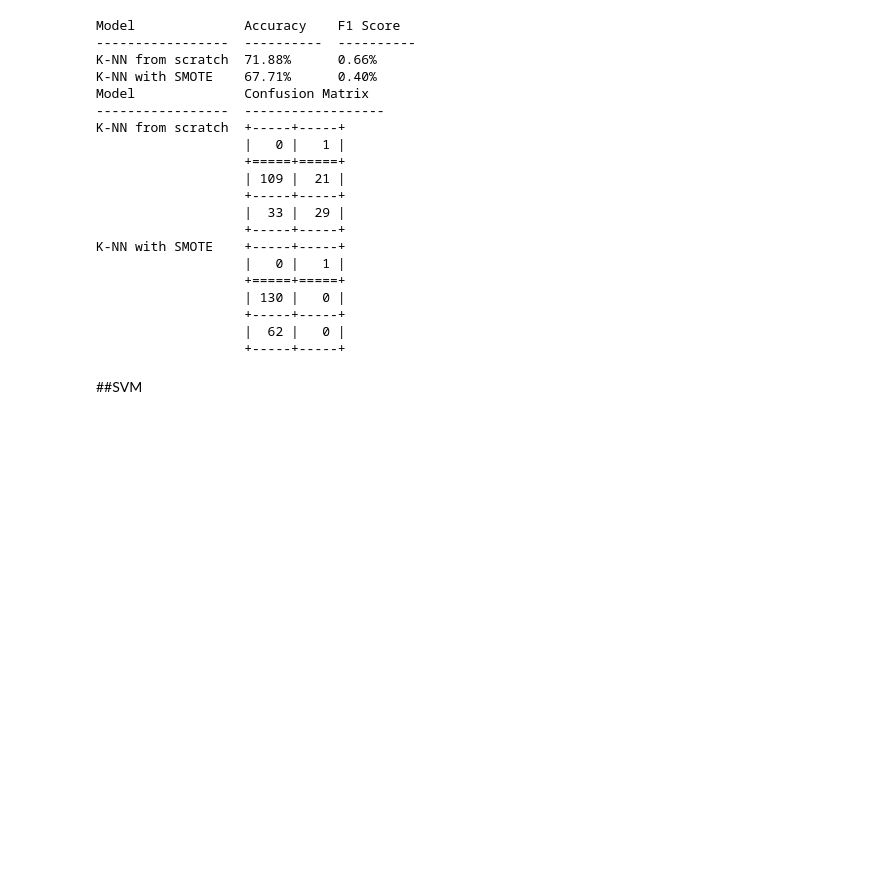
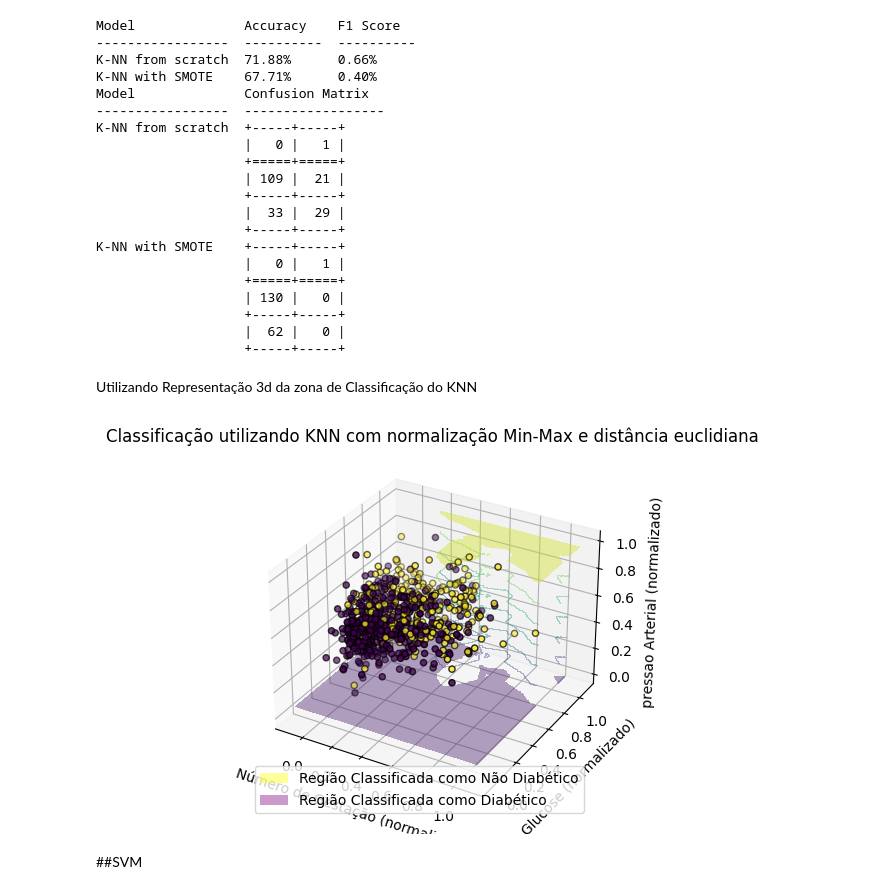
Before and after one commit to ViniciusKanh/AM-Predict-Diabetes, a Jupyter notebook: Prever_Diabetes_Mineração.ipynb, the cells around one changed output. Saved outputs shown, nothing was run; the diff lists cells and outputs as text; code cells hidden in the pictures; blank space fills up the shorter version.

```diff
--- a/Prever_Diabetes_Mineração.ipynb
+++ b/Prever_Diabetes_Mineração.ipynb
@@ -1455,6 +1495,53 @@ K-NN with SMOTE    +-----+-----+
                    +-----+-----+
                    |  62 |   0 |
                    +-----+-----+
+# %% [markdown]
+Utilizando Representação 3d da zona de Classificação do KNN
+# %%
+# Dados de exemplo
+X = df[features].values
+y = df[target].values
+
+# Normalização Min-Max
+scaler = MinMaxScaler()
+X_scaled = scaler.fit_transform(X)
+
+# Instanciando o classificador KNN com distância euclidiana
+knn = KNeighborsClassifier(n_neighbors=3, metric='euclidean')
+
+# Ajustando o modelo aos dados normalizados
+knn.fit(X_scaled, y)
+
+# Pontos para predição
+x_min, x_max = X_scaled[:, 0].min() - 0.1, X_scaled[:, 0].max() + 0.1
+y_min, y_max = X_scaled[:, 1].min() - 0.1, X_scaled[:, 1].max() + 0.1
+xx, yy = np.meshgrid(np.arange(x_min, x_max, 0.01), np.arange(y_min, y_max, 0.01))
+Z = knn.predict(np.c_[xx.ravel(), yy.ravel(), np.zeros_like(xx.ravel()), np.zeros_like(xx.ravel()), np.zeros_like(xx.ravel()), np.zeros_like(xx.ravel()), np.zeros_like(xx.ravel()), np.zeros_like(xx.ravel())])
+
+# Plotando os resultados em 3D
+Z = Z.reshape(xx.shape)
+fig = plt.figure()
+ax = fig.add_subplot(111, projection='3d')
+ax.contourf(xx, yy, Z, alpha=0.4)
+ax.scatter(X_scaled[:, 0], X_scaled[:, 1], X_scaled[:, 2], c=y, s=20, edgecolor='k')
+ax.set_xlabel('Número de Gestação (normalizado)')
+ax.set_ylabel('Glucose (normalizado)')
+ax.set_zlabel('pressao Arterial (normalizado)')
+ax.set_title('Classificação utilizando KNN com normalização Min-Max e distância euclidiana')
+
+# Legenda para as classes
+diabetico_patch = plt.scatter([], [], c='r', s=20, edgecolor='k')
+nao_diabetico_patch = plt.scatter([], [], c='b', s=20, edgecolor='k')
+ax.legend((diabetico_patch, nao_diabetico_patch), ('Diabético', 'Não Diabético'), loc='upper right')
+
+# Legenda para a região de classificação
+classificacao_patch = plt.Rectangle((0, 0), 1, 1, fc='yellow', alpha=0.4)
+nao_classificacao_patch = plt.Rectangle((0, 0), 1, 1, fc='purple', alpha=0.4)
+ax.legend((classificacao_patch, nao_classificacao_patch), ('Região Classificada como Não Diabético', 'Região Classificada como Diabético'), loc='lower left')
+
+plt.show()
+# %% [output]
+[figure, added]
 # %% [markdown]
 ##SVM
 # %% [markdown]
```
Also changed, not shown: parts of 56 cells of this notebook.
